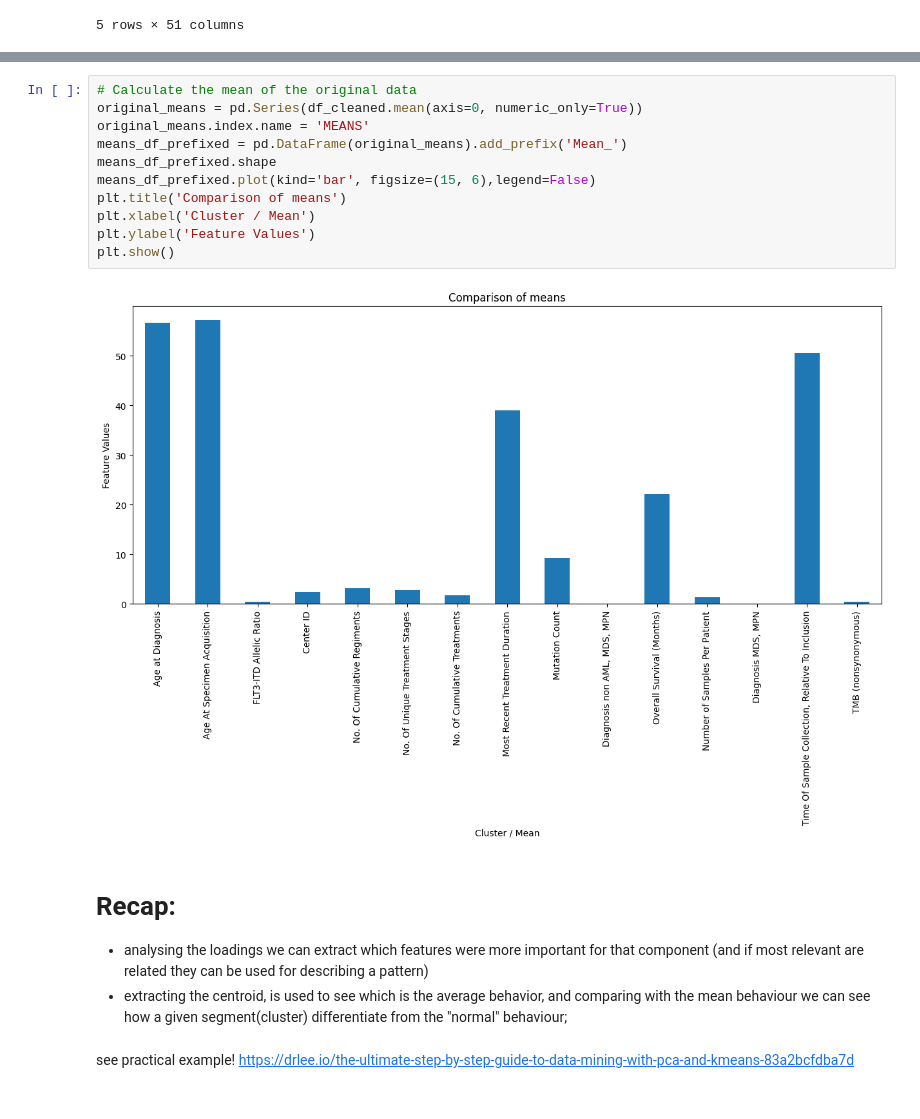
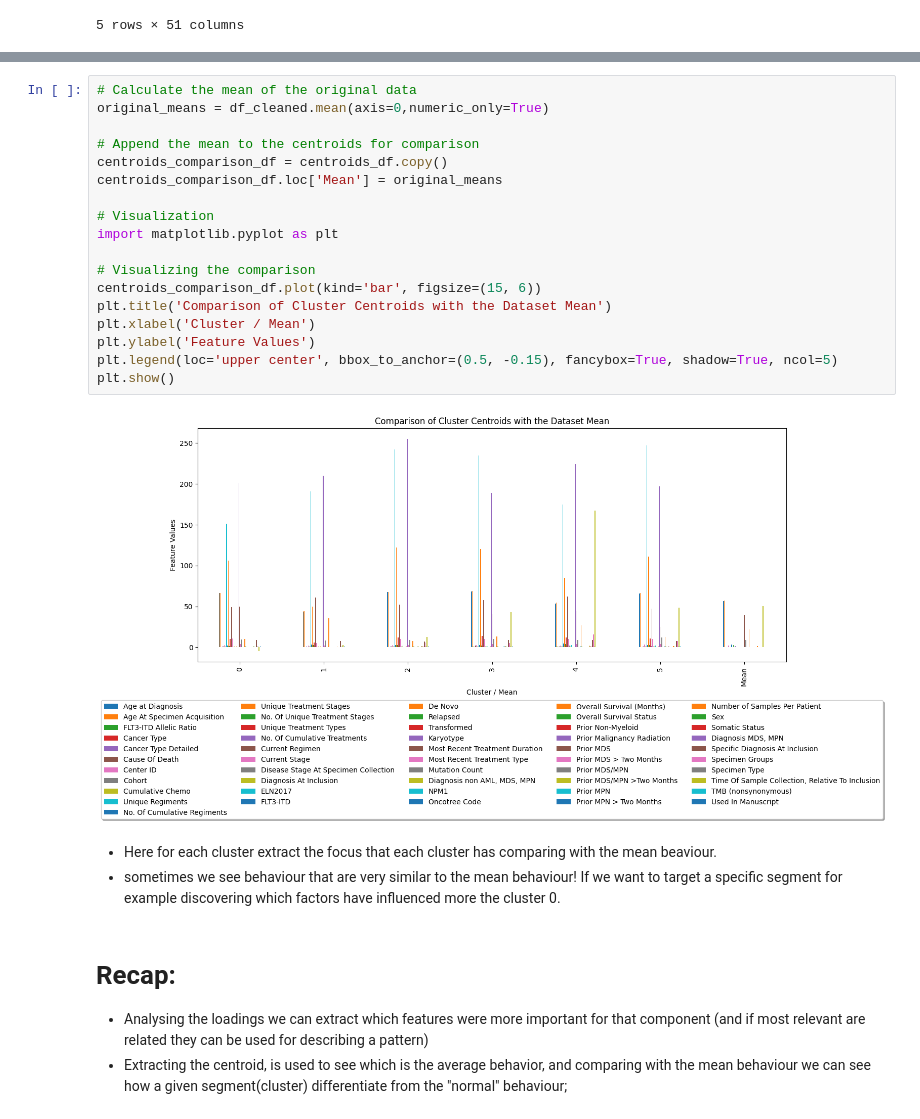
Before and after one commit to HavingFunLearning/PatientSegmentationCancer, a Jupyter notebook: notebook.ipynb, the cells around one changed output, grey strips where cells are left out. Cells and saved outputs as stored; diff of their text form.

```diff
--- a/notebook.ipynb
+++ b/notebook.ipynb
@@ -400,20 +336,27 @@ plt.show()
 # %%
 # Calculate the mean of the original data
-original_means = pd.Series(df_cleaned.mean(axis=0, numeric_only=True))
-original_means.index.name = 'MEANS'
-means_df_prefixed = pd.DataFrame(original_means).add_prefix('Mean_')
-means_df_prefixed.shape
-means_df_prefixed.plot(kind='bar', figsize=(15, 6),legend=False)
-plt.title('Comparison of means')
+original_means = df_cleaned.mean(axis=0,numeric_only=True)
+
+# Append the mean to the centroids for comparison
+centroids_comparison_df = centroids_df.copy()
+centroids_comparison_df.loc['Mean'] = original_means
+
+# Visualization
+import matplotlib.pyplot as plt
+
+# Visualizing the comparison
+centroids_comparison_df.plot(kind='bar', figsize=(15, 6))
+plt.title('Comparison of Cluster Centroids with the Dataset Mean')
 plt.xlabel('Cluster / Mean')
 plt.ylabel('Feature Values')
+plt.legend(loc='upper center', bbox_to_anchor=(0.5, -0.15), fancybox=True, shadow=True, ncol=5)
 plt.show()
 # %% [output]
-[figure, old version]
+[figure, new version]
+# %% [markdown]
+- Here for each cluster extract the focus that each cluster has comparing with the mean beaviour.
+- sometimes we see behaviour that are very similar to the mean behaviour! If we want to target a specific segment for example discovering which factors have influenced more the cluster 0.
 # %% [markdown]
 # Recap:
-- analysing the loadings we can extract which features were more important for that component (and if most relevant are related they can be used for describing a pattern)
-- extracting the centroid, is used to see which is the average behavior, and comparing with the mean behaviour we can see how a given segment(cluster) differentiate from the "normal" behaviour;
+- Analysing the loadings we can extract which features were more important for that component (and if most relevant are related they can be used for describing a pattern)
+- Extracting the centroid, is used to see which is the average behavior, and comparing with the mean behaviour we can see how a given segment(cluster) differentiate from the "normal" behaviour;
-# %% [markdown]
-see practical example!
-https://drlee.io/the-ultimate-step-by-step-guide-to-data-mining-with-pca-and-kmeans-83a2bcfdba7d
```
Also changed, not shown: parts of 17 cells of this notebook.
